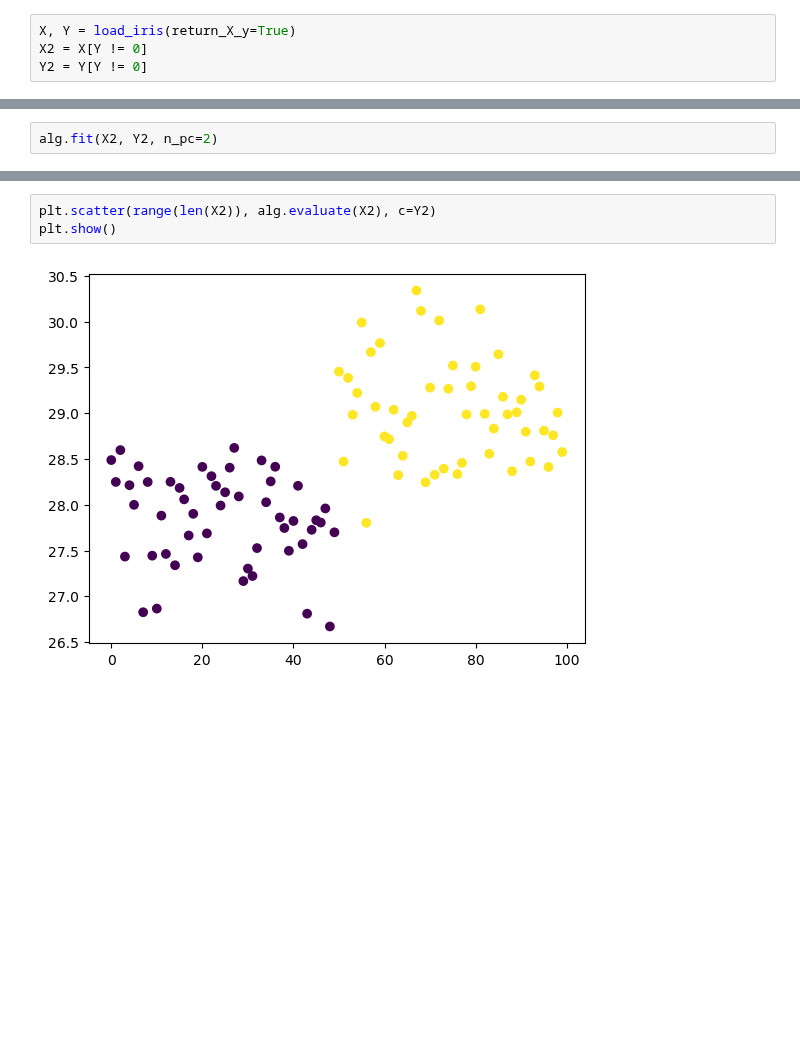
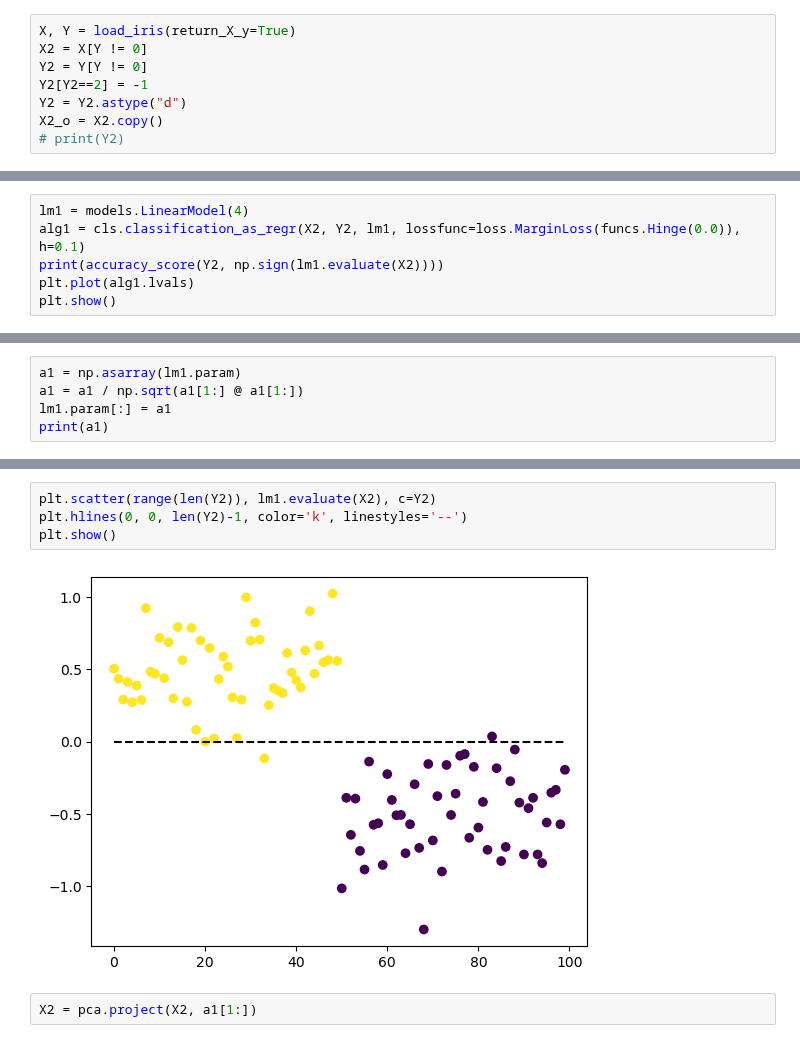
Before and after one commit to intellimath/mlgrad, a Jupyter notebook: examples/test_cls_pca2.ipynb, the cells around one changed output, grey strips where cells are left out. Cells and saved outputs as stored; diff of their text form; blank space fills up the shorter version.

```diff
--- a/examples/test_cls_pca2.ipynb
+++ b/examples/test_cls_pca2.ipynb
@@ -8,4 +13,8 @@ import matplotlib.pyplot as plt
 X, Y = load_iris(return_X_y=True)
 X2 = X[Y != 0]
 Y2 = Y[Y != 0]
+Y2[Y2==2] = -1
+Y2 = Y2.astype("d")
+X2_o = X2.copy()
+# print(Y2)
 # %%
@@ -18,2 +22,0 @@ alg1 = cls.classification_as_regr(X2, Y2, funcs.Hinge(0.0))
-# %%
-alg.fit(X2, Y2, n_pc=2)
@@ -38,0 +23,6 @@ plt.show()
+# %%
+lm1 = models.LinearModel(4)
+alg1 = cls.classification_as_regr(X2, Y2, lm1, lossfunc=loss.MarginLoss(funcs.Hinge(0.0)), h=0.1)
+print(accuracy_score(Y2, np.sign(lm1.evaluate(X2))))
+plt.plot(alg1.lvals)
+plt.show()
@@ -38,0 +32,5 @@ plt.show()
+# %%
+a1 = np.asarray(lm1.param)
+a1 = a1 / np.sqrt(a1[1:] @ a1[1:])
+lm1.param[:] = a1
+print(a1)
@@ -39,5 +49,8 @@ plt.show()
 # %%
-plt.scatter(range(len(X2)), alg.evaluate(X2), c=Y2)
+plt.scatter(range(len(Y2)), lm1.evaluate(X2), c=Y2)
+plt.hlines(0, 0, len(Y2)-1, color='k', linestyles='--')
 plt.show()
 # %% [output]
-[figure, old version]
+[figure, new version]
+# %%
+X2 = pca.project(X2, a1[1:])
```
Also changed, not shown: parts of 31 cells of this notebook, 43 other files.
